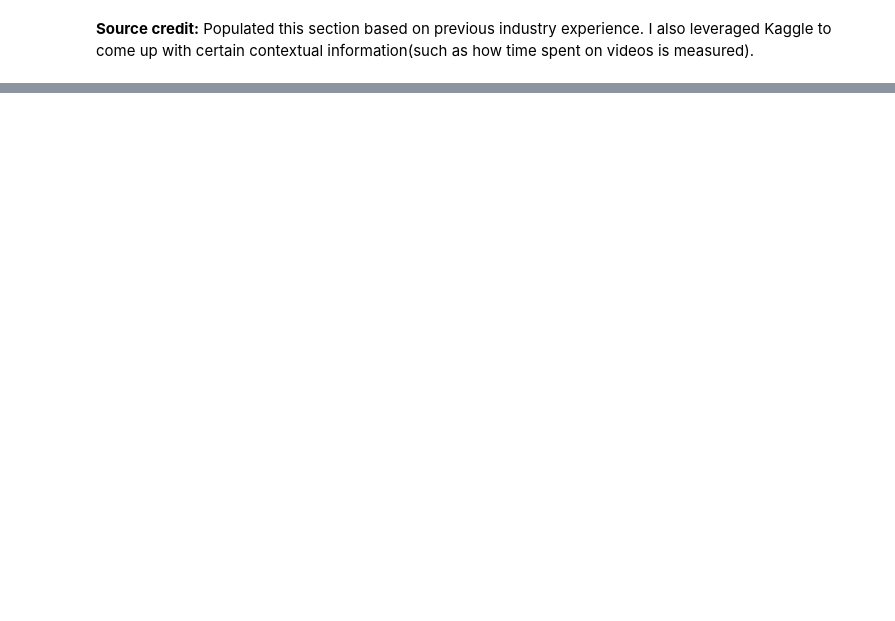
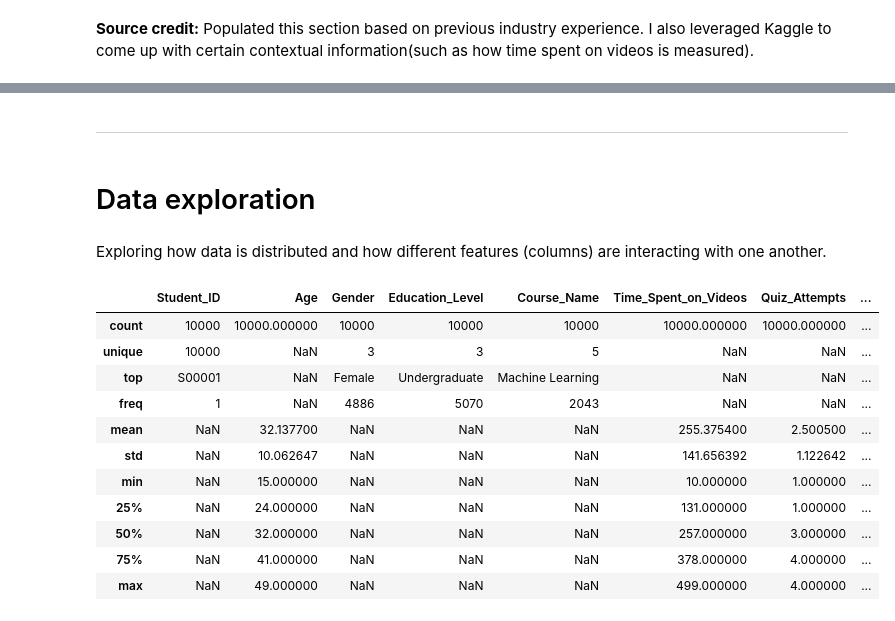
Before and after one commit to narendran-manoharan/synthetic_learning_behavior_analysis, a Jupyter notebook: project_work_jupyter_notebooks/synthetic_learning_behavior_analysis_extract.ipynb, the cells around one changed output, grey strips where cells are left out. Saved outputs shown, nothing was run; the diff lists cells and outputs as text; code cells hidden in the pictures; blank space fills up the shorter version.

Commit message:
Update data exploration section with visuals.

```diff
--- a/project_work_jupyter_notebooks/synthetic_learning_behavior_analysis_extract.ipynb
+++ b/project_work_jupyter_notebooks/synthetic_learning_behavior_analysis_extract.ipynb
@@ -202,0 +247,21 @@ Here are the different features (columns) along with their meaning. This helps w
+# %% [markdown]
+---
+# %% [markdown]
+# Data exploration
+# %% [markdown]
+Exploring how data is distributed and how different features (columns) are interacting with one another.
+# %%
+df.describe(include = "all") #Checking the summary statistict to understand how the data is distributed.
+# %% [output]
+|  | Student_ID | Age | Gender | Education_Level | Course_Name | Time_Spent_on_Videos | Quiz_Attempts | ... |
+| count | 10000 | 10000.000000 | 10000 | 10000 | 10000 | 10000.000000 | 10000.000000 | ... |
+| unique | 10000 | NaN | 3 | 3 | 5 | NaN | NaN | ... |
+| top | S00001 | NaN | Female | Undergraduate | Machine Learning | NaN | NaN | ... |
+| freq | 1 | NaN | 4886 | 5070 | 2043 | NaN | NaN | ... |
+| mean | NaN | 32.137700 | NaN | NaN | NaN | 255.375400 | 2.500500 | ... |
+| std | NaN | 10.062647 | NaN | NaN | NaN | 141.656392 | 1.122642 | ... |
+| min | NaN | 15.000000 | NaN | NaN | NaN | 10.000000 | 1.000000 | ... |
+| 25% | NaN | 24.000000 | NaN | NaN | NaN | 131.000000 | 1.000000 | ... |
+| 50% | NaN | 32.000000 | NaN | NaN | NaN | 257.000000 | 3.000000 | ... |
+| 75% | NaN | 41.000000 | NaN | NaN | NaN | 378.000000 | 4.000000 | ... |
+| max | NaN | 49.000000 | NaN | NaN | NaN | 499.000000 | 4.000000 | ... |
```
Also changed, not shown: parts of 16 cells of this notebook.
